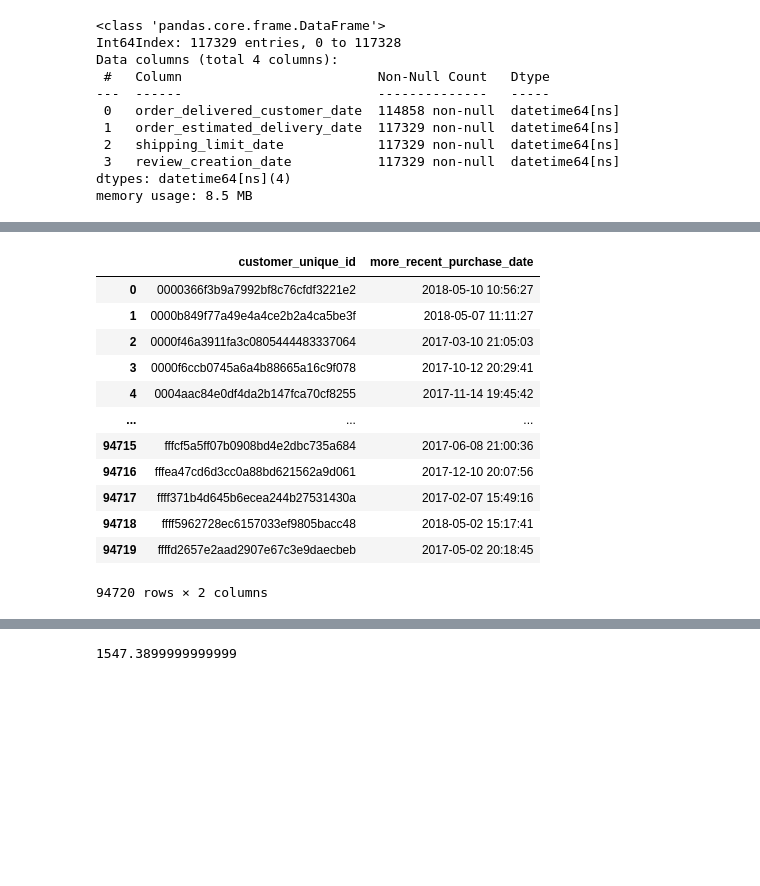
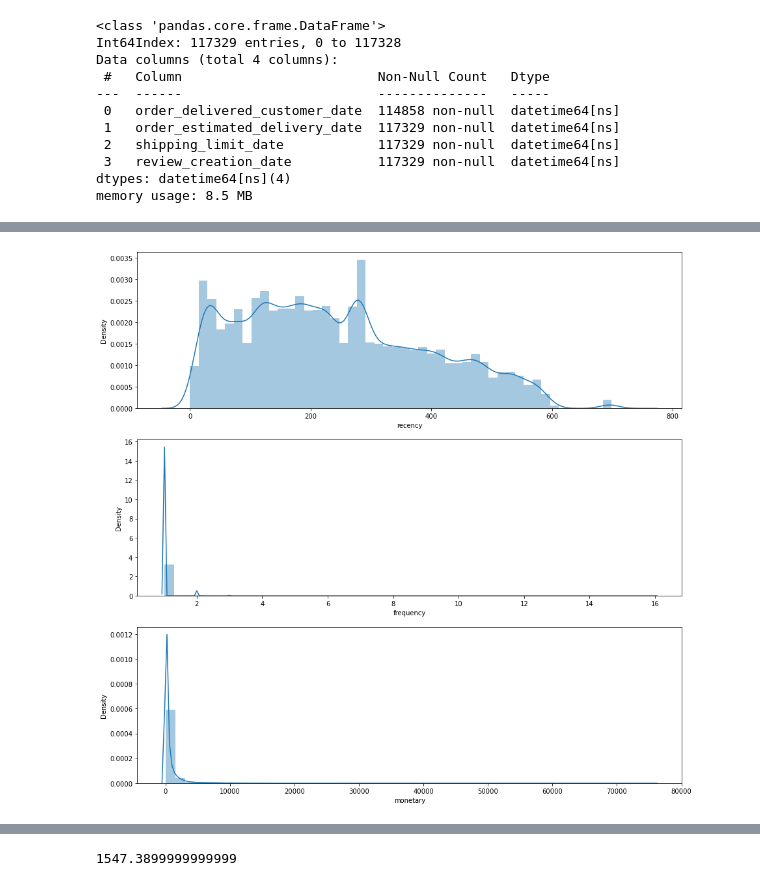
Before and after one commit to ibrahim-sayhan/clustring, a Jupyter notebook: ProjetAI2_ClusteringForLubmarine.ipynb, the cells around one changed output, grey strips where cells are left out. Saved outputs shown, nothing was run; the diff lists cells and outputs as text; code cells hidden in the pictures; blank space fills up the shorter version.

```diff
--- a/ProjetAI2_ClusteringForLubmarine.ipynb
+++ b/ProjetAI2_ClusteringForLubmarine.ipynb
@@ -424,17 +426,8 @@ df_recency.sort_values(by='more_recent_purchase_date')
-# %%
-df_sort.groupby('customer_unique_id')['order_purchase_timestamp'].first().sort_values()
-df_recency
-# %% [output]
-|  | customer_unique_id | more_recent_purchase_date |
-| 0 | 0000366f3b9a7992bf8c76cfdf3221e2 | 2018-05-10 10:56:27 |
-| 1 | 0000b849f77a49e4a4ce2b2a4ca5be3f | 2018-05-07 11:11:27 |
-| 2 | 0000f46a3911fa3c0805444483337064 | 2017-03-10 21:05:03 |
-| 3 | 0000f6ccb0745a6a4b88665a16c9f078 | 2017-10-12 20:29:41 |
-| 4 | 0004aac84e0df4da2b147fca70cf8255 | 2017-11-14 19:45:42 |
-| ... | ... | ... |
-| 94715 | fffcf5a5ff07b0908bd4e2dbc735a684 | 2017-06-08 21:00:36 |
-| 94716 | fffea47cd6d3cc0a88bd621562a9d061 | 2017-12-10 20:07:56 |
-| 94717 | ffff371b4d645b6ecea244b27531430a | 2017-02-07 15:49:16 |
-| 94718 | ffff5962728ec6157033ef9805bacc48 | 2018-05-02 15:17:41 |
-| 94719 | ffffd2657e2aad2907e67c3e9daecbeb | 2017-05-02 20:18:45 |
-94720 rows × 2 columns
+# %%
+plt.figure(figsize=(15,15))
+plt.subplot(3, 1, 1); sns.distplot(pd_rfm['recency'])
+plt.subplot(3, 1, 2); sns.distplot(pd_rfm['frequency'])
+plt.subplot(3, 1, 3); sns.distplot(pd_rfm['monetary'])
+plt.show()
+# %% [output]
+[figure, added]
```
Also changed, not shown: parts of 4 cells of this notebook.
